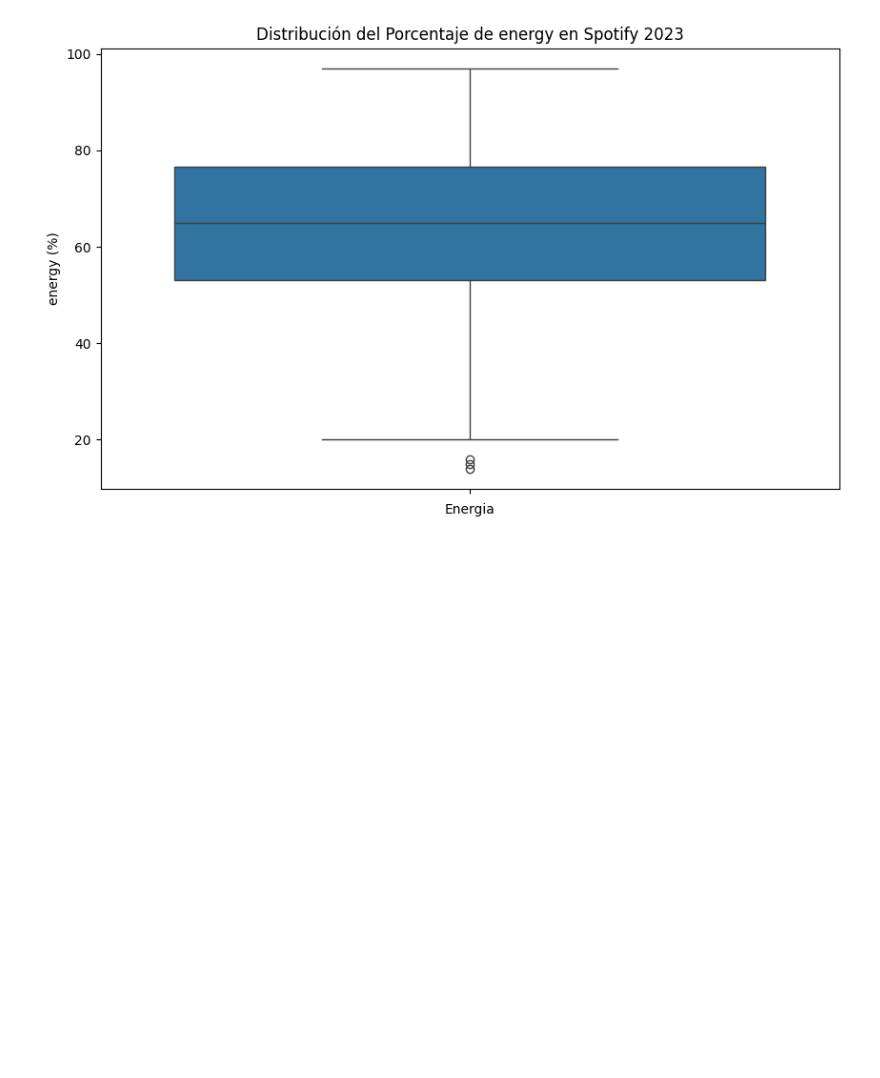
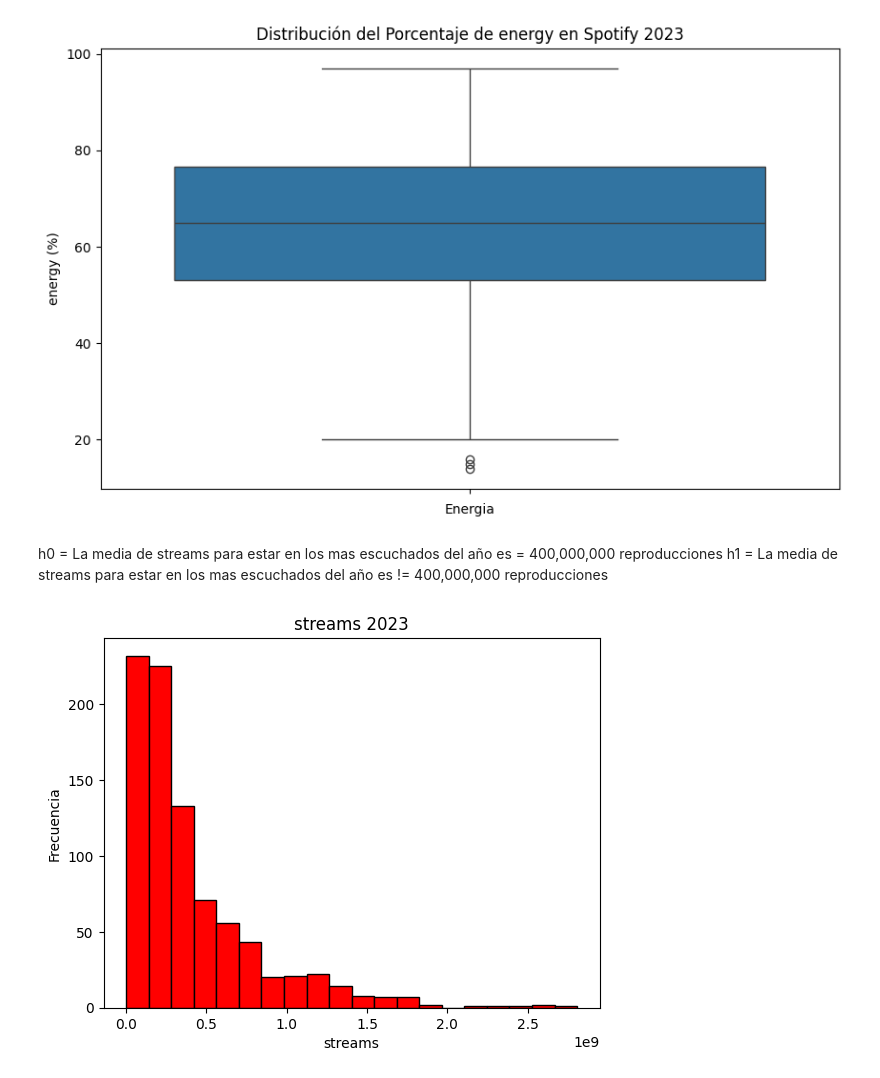
Before and after one commit to hugofmr/estadistica_edem, a Jupyter notebook: trabajo/andres.ipynb, the cells around one changed output. Cells and saved outputs as stored; diff of their text form; code cells hidden in the pictures; blank space fills up the shorter version.

Commit message:
tablas streams

```diff
--- a/trabajo/andres.ipynb
+++ b/trabajo/andres.ipynb
@@ -266,3 +258,6 @@ plt.xlabel('Energia') # Seaborn gestiona automáticamente las etiquetas del eje
 plt.show()
 # %% [output]
 [figure]
+# %% [markdown]
+h0 =  La media de streams para estar en los mas escuchados del año es  = 400,000,000 reproducciones
+h1 = La media de streams para estar en los mas escuchados del año es  != 400,000,000 reproducciones
@@ -268,0 +272,9 @@ plt.show()
+# %%
+# Histograma streams -
+plt.hist(df['streams'], bins=20, color='red', edgecolor='black')
+plt.title('streams 2023')
+plt.xlabel('streams')
+plt.ylabel('Frecuencia')
+plt.show()
+# %% [output]
+[figure, added]
```
Also changed, not shown: parts of 6 cells of this notebook.
